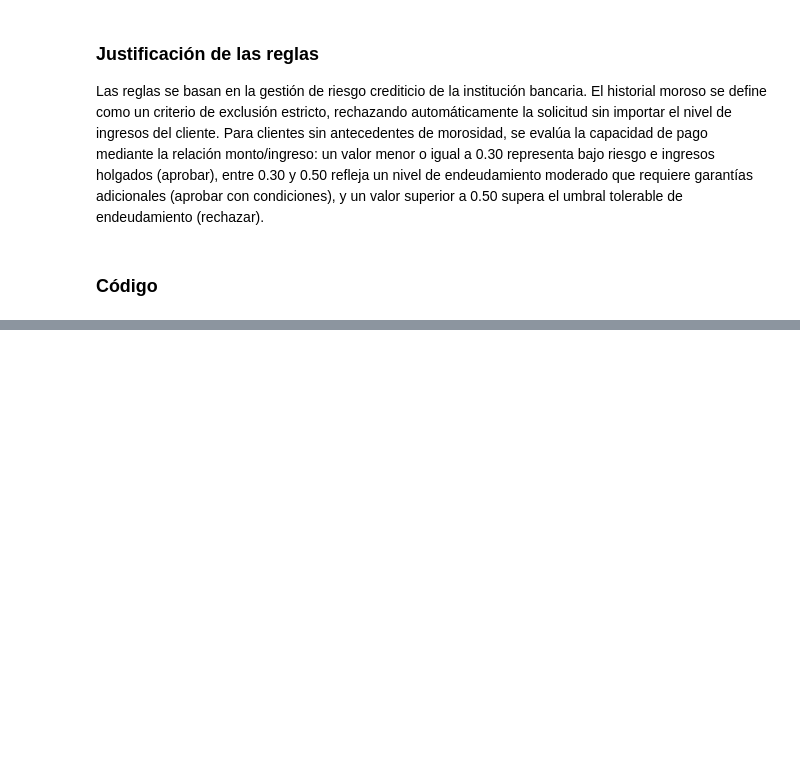
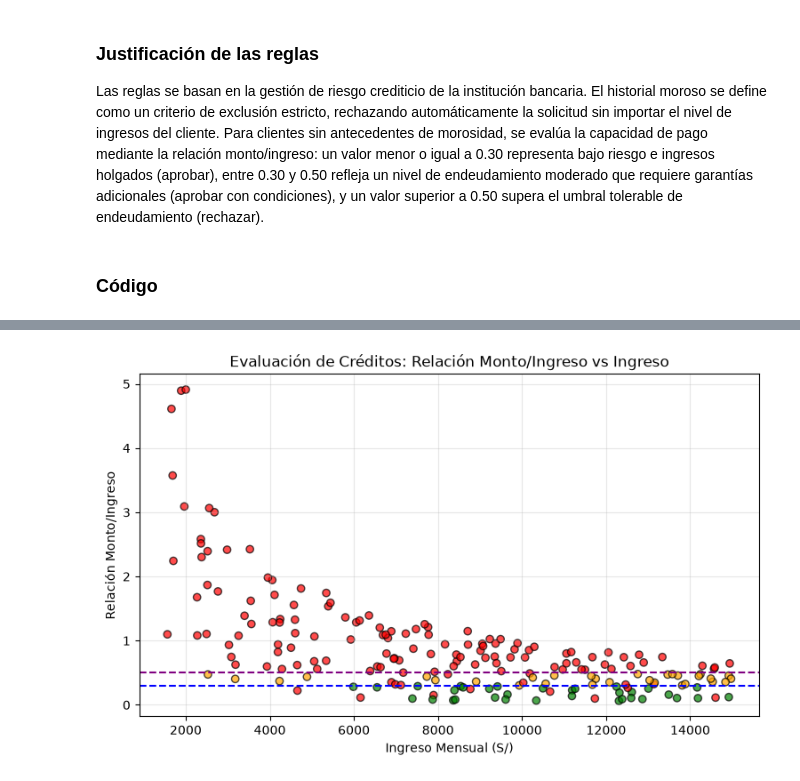
Before and after one commit to KENEDIMARTINEZ/IS484-Practica001-Viernes02-Martinez, a Jupyter notebook: Ejercicio1_Credito_Martinez.ipynb, the cells around one changed output, grey strips where cells are left out. Drawn from its saved outputs; the diff is of its cells as text; code cells hidden in the pictures; blank space fills up the shorter version.

Commit message:
test(ejercicio1): incluir simulacion y grafico scatter con matplotlib

```diff
--- a/Ejercicio1_Credito_Martinez.ipynb
+++ b/Ejercicio1_Credito_Martinez.ipynb
@@ -20,3 +20,17 @@ def agente_soporte(tiempo_espera_minutos, nivel_urgencia, cliente_premium):
         return "escalar a Nivel 2", "urgencia media o tiempo de espera elevado (>30 min)"
     else:
         return "escalar a Nivel 1", "urgencia baja y tiempo de espera aceptable"
+# %%
+# Celda de Simulación (6 casos con límites)
+casos_prueba = [
+    (5000, 1000, False),  # 0.20 -> Aprobar
+    (3000, 900, False),   # 0.30 (Límite) -> Aprobar
+    (4000, 1600, False),  # 0.40 -> Aprobar con condiciones
+    (3000, 1500, False),  # 0.50 (Límite) -> Aprobar con condiciones
+    (4000, 2500, False),  # 0.625 -> Rechazar
+    (8000, 1000, True)    # Moroso -> Rechazar
+]
+
+for ing, mon, mor in casos_prueba:
+    accion, motivo = agente_credito(ing, mon, mor)
+    print(f"Ingreso: S/{ing} | Monto: S/{mon} | Moroso: {mor} => '{accion}' ({motivo})")
@@ -22,0 +44,32 @@ def agente_soporte(tiempo_espera_minutos, nivel_urgencia, cliente_premium):
+# %%
+# Celda de Visualización
+import numpy as np
+import matplotlib.pyplot as plt
+
+np.random.seed(42)
+n = 200
+ingresos = np.random.randint(1500, 15000, n)
+montos = np.random.randint(500, 10000, n)
+morosos = np.random.choice([True, False], size=n, p=[0.2, 0.8])
+
+relaciones, acciones = [], []
+for ing, mon, mor in zip(ingresos, montos, morosos):
+    rel = mon / ing
+    acc, _ = agente_credito(ing, mon, mor)
+    relaciones.append(rel)
+    acciones.append(acc)
+
+colores_map = {"aprobar": "green", "aprobar con condiciones": "orange", "rechazar": "red"}
+colores = [colores_map[a] for a in acciones]
+
+plt.figure(figsize=(9, 5))
+plt.scatter(ingresos, relaciones, c=colores, alpha=0.7, edgecolors='k')
+plt.axhline(0.3, color='blue', linestyle='--', label='Límite 0.30')
+plt.axhline(0.5, color='purple', linestyle='--', label='Límite 0.50')
+plt.title('Evaluación de Créditos: Relación Monto/Ingreso vs Ingreso')
+plt.xlabel('Ingreso Mensual (S/)')
+plt.ylabel('Relación Monto/Ingreso')
+plt.grid(True, alpha=0.3)
+plt.show()
+# %% [output]
+[figure, added]
```
Also changed, not shown: parts of 1 cell of this notebook.
